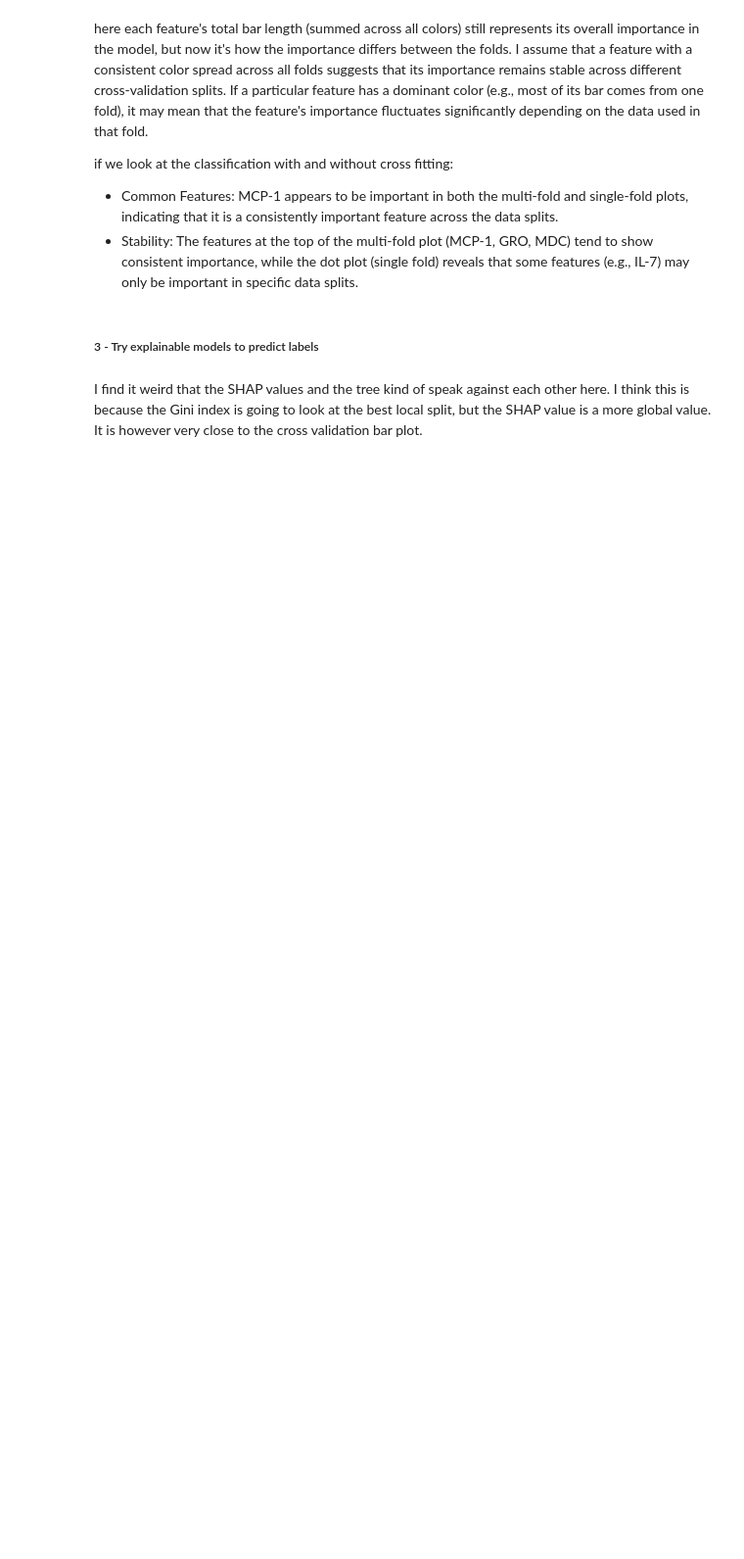
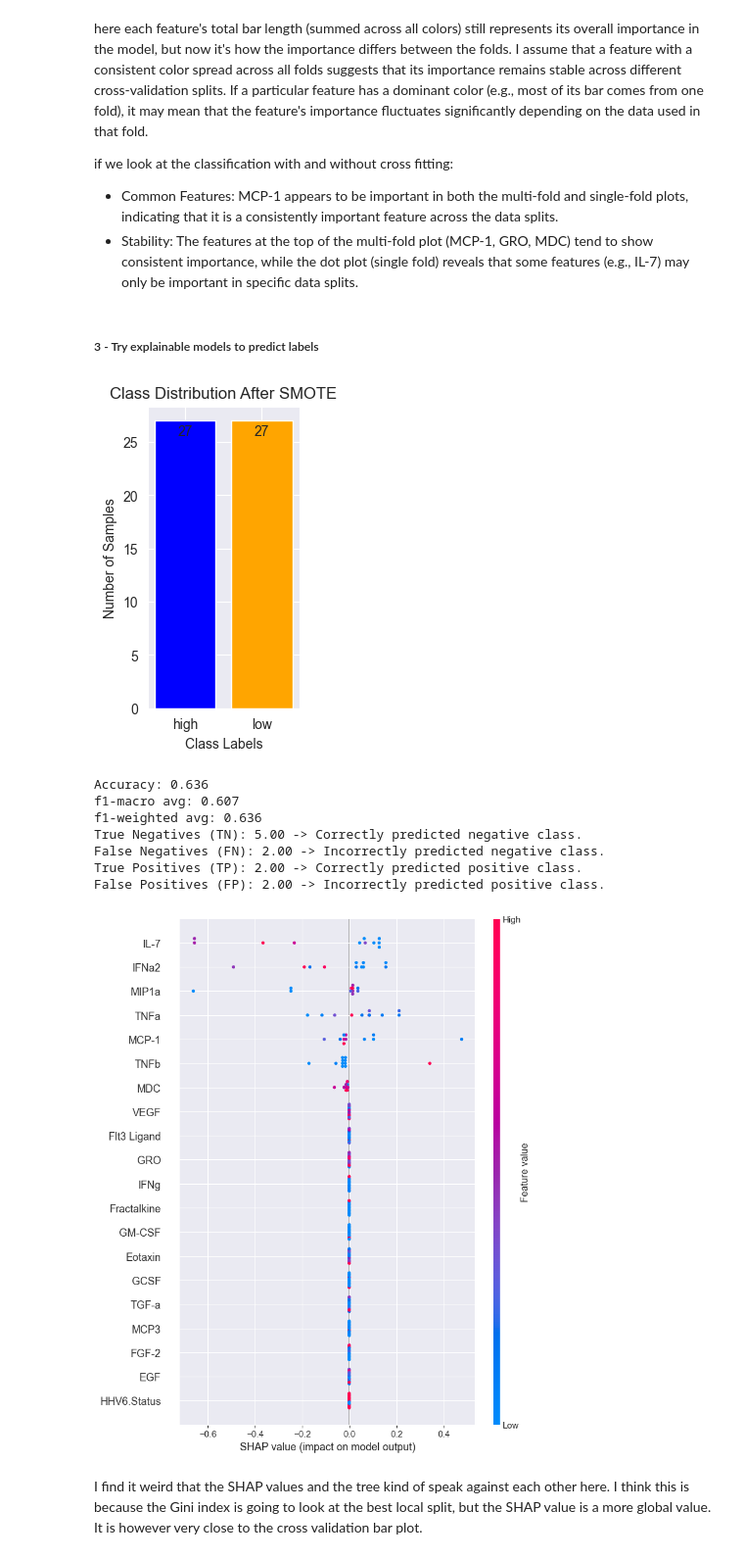
Before and after one commit to Elias-Dams/multimodal-data-integration-predictive-modeling-measles-vaccine-response-cross-validation, a Jupyter notebook: exploration/first_data_exploration.ipynb, the cells around one changed output. Shown at 98% size. Cells and saved outputs as stored; diff of their text form; code cells hidden in the pictures; blank space fills up the shorter version.

```diff
--- a/exploration/first_data_exploration.ipynb
+++ b/exploration/first_data_exploration.ipynb
@@ -482,59 +414,31 @@ if we look at the classification with and without cross fitting:
 # %%
 from sklearn.metrics import classification_report
 from imblearn.over_sampling import RandomOverSampler
 from sklearn.tree import plot_tree
 
 merged_data = pd.merge(abtiters, cytokines, on='Vaccinee')
 
 # Drop non-numeric columns
 X = merged_data.drop(columns=['Day 0', 'Day 21', 'titer_response', 'Vaccinee', 'response_label', 'vaccine'])
 
 # Target variable
 y = merged_data['response_label']
 
-# Use SMOTE to balance the classes
-smote = SMOTE(random_state=42)
-X_resampled, y_resampled = smote.fit_resample(X, y)
-
-# Split the data into training and testing sets
-X_train, X_test, y_train, y_test = train_test_split(X_resampled, y_resampled, test_size=0.2, random_state=42)
-
-# Train a Decision Tree classifier
-classifier = DecisionTreeClassifier(max_depth=10)
-classifier.fit(X_train, y_train)
-
-# Predict labels
-y_pred_class = classifier.predict(X_test)
-
-# Evaluate the classifier
-print(classification_report(y_test, y_pred_class, zero_division=0))
-
-# Visualize the decision tree
-plt.figure(figsize=(12, 8))
-plot_tree(classifier, feature_names=X.columns, class_names=['low', 'high'], filled=True, rounded=True)
-plt.title("Decision Tree Classifier for Antibody Titer Response")
-plt.show()
-
-### SHAP Analysis ###
-# Use TreeExplainer for Random Forest
-explainer = shap.TreeExplainer(rf_model)
-
-# Compute SHAP values and convert to NumPy array
-shap_values = np.array(explainer.shap_values(X_train))
-
-# Transpose to reorder the axes as needed. Don't fully get why the reorder but found it on(https://stackoverflow.com/questions/65549588/shap-treeexplainer-for-randomforest-multiclass-what-is-shap-valuesi)
-shap_values_ = shap_values.transpose((2, 0, 1))  # Shape: (classes, samples, features)
-shap_values__ = shap_values_.transpose((1, 0, 2))  # Shape: (samples, classes, features)
-
-# Sanity check: Ensure that SHAP predictions match the model's predicted probabilities
-# We sum over the last dimension (SHAP values across classes) and add the expected value to compare
-assert np.allclose(
-    rf_model.predict_proba(X_train),  # Model's predicted probabilities
-    shap_values__.sum(2) + explainer.expected_value  # Summed SHAP values + expected value
-), "SHAP values do not match the model predictions!"
-
-# Plot SHAP summary plot for class 1 (positive class)
-shap.summary_plot(shap_values_[1], X_train)  # Feature importance for class 1
+model_with_shap(X, y,
+                smote=True,
+                model=DecisionTreeClassifier(max_depth=10, random_state=42),
+                shap_explainer = shap.TreeExplainer,
+                random_state=42)
+# %% [output]
+[figure, added]
+Accuracy: 0.636
+f1-macro avg: 0.607
+f1-weighted avg: 0.636
+True Negatives (TN): 5.00 -> Correctly predicted negative class.
+False Negatives (FN): 2.00 -> Incorrectly predicted negative class.
+True Positives (TP): 2.00 -> Correctly predicted positive class.
+False Positives (FP): 2.00 -> Incorrectly predicted positive class.
+[figure, added]
 # %% [markdown]
 I find it weird that the SHAP values and the tree kind of speak against each other here. I think this is because the Gini index is going to look at the best local split, but the SHAP value is a more global value. It is however very close to the cross validation bar plot.
 # %%
```
Also changed, not shown: parts of 10 cells of this notebook, 3 other files.
